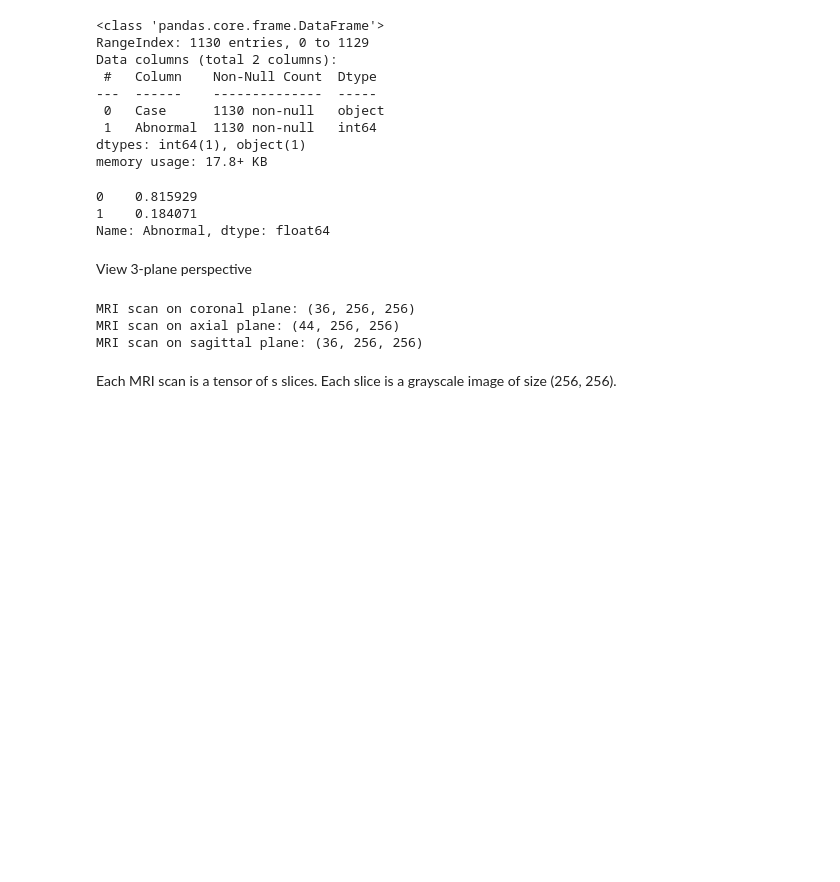
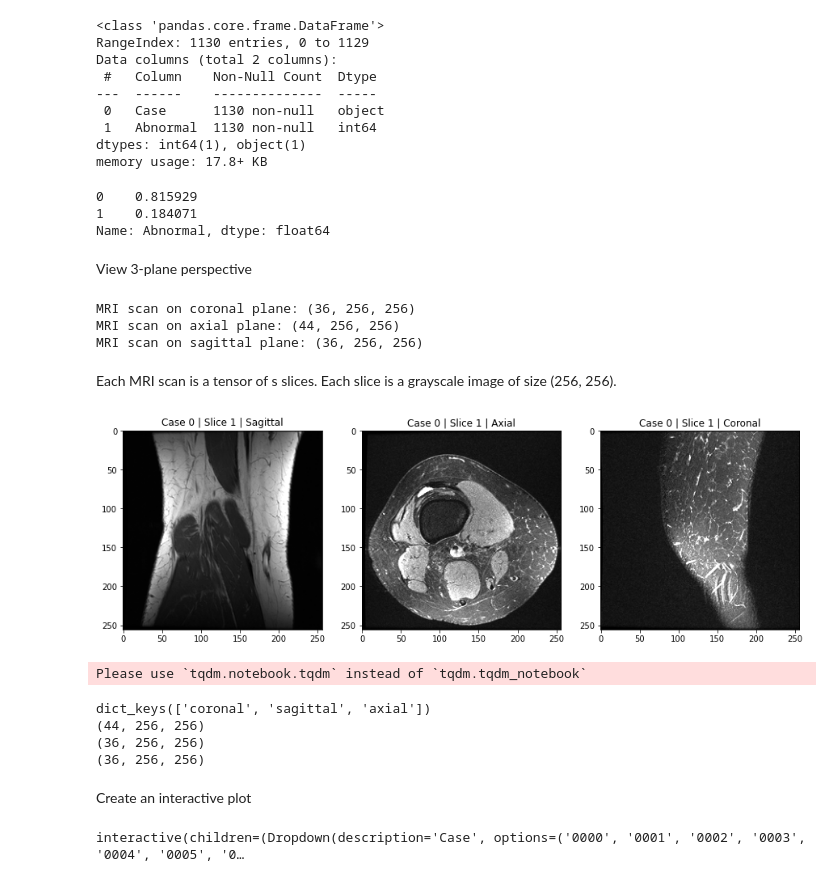
Before and after one commit to montgoz007/MRI-image-classifier, a Jupyter notebook: EDA.ipynb, the cells around one changed output. Cells and saved outputs as stored; diff of their text form; code cells hidden in the pictures; blank space fills up the shorter version.

Commit message:
adding visualiser for knee images

```diff
--- a/EDA.ipynb
+++ b/EDA.ipynb
@@ -67,3 +67,66 @@ MRI scan on axial plane: (44, 256, 256)
 MRI scan on sagittal plane: (36, 256, 256)
 # %% [markdown]
 Each MRI scan is a tensor of s slices. Each slice is a grayscale image of size (256, 256).
+# %%
+fig, (ax1, ax2, ax3) = plt.subplots(1, 3, figsize=(15, 5))
+
+ax1.imshow(mri_coronal[0, :, :], 'gray');
+ax1.set_title('Case 0 | Slice 1 | Sagittal');
+
+ax2.imshow(mri_axial[0, :, :], 'gray');
+ax2.set_title('Case 0 | Slice 1 | Axial');
+
+ax3.imshow(mri_sagittal[0, :, :], 'gray');
+ax3.set_title('Case 0 | Slice 1 | Coronal');
+# %% [output]
+[figure, added]
+# %%
+train_path = r"C:\Users\steph\OneDrive\Documents\Data\MRnet\MRNet-v1.0\train"
+
+def load_one_stack(case, data_path=train_path, plane='coronal'):
+    fpath = '{}/{}/{}.npy'.format(data_path, plane, case)
+    return np.load(fpath)
+
+def load_stacks(case, data_path=train_path):
+    x = {}
+    planes = ['coronal', 'sagittal', 'axial']
+    for i, plane in enumerate(planes):
+        x[plane] = load_one_stack(case, plane=plane)
+    return x
+
+def load_cases(train=True, n=None):
+    assert (type(n) == int) and (n < 1250)
+    if train:
+        case_list = pd.read_csv(r'C:\Users\steph\OneDrive\Documents\Data\MRnet\MRNet-v1.0\train-acl.csv', names=['case', 'label'], header=None,
+                               dtype={'case': str, 'label': np.int64})['case'].tolist()
+    else:
+        case_list = pd.read_csv(r'C:\Users\steph\OneDrive\Documents\Data\MRnet\MRNet-v1.0\valid-acl.csv', names=['case', 'label'], header=None,
+                               dtype={'case': str, 'label': np.int64})['case'].tolist()
+    cases = {}
+
+    if n is not None:
+        case_list = case_list[:n]
+
+    for case in tqdm_notebook(case_list, leave=False):
+        x = load_stacks(case)
+        cases[case] = x
+    return cases
+
+cases = load_cases(n=100)
+# %% [output]
+Please use `tqdm.notebook.tqdm` instead of `tqdm.tqdm_notebook`
+# %%
+# Look at case 0000
+print(cases['0000'].keys())
+
+# Nested dict, mapping to np array objects
+print(cases['0000']['axial'].shape)
+print(cases['0000']['coronal'].shape)
+print(cases['0000']['sagittal'].shape)
+# %% [output]
+dict_keys(['coronal', 'sagittal', 'axial'])
+(44, 256, 256)
+(36, 256, 256)
+(36, 256, 256)
+# %% [markdown]
+Create an interactive plot
@@ -69,0 +211,5 @@ Each MRI scan is a tensor of s slices. Each slice is a grayscale image of size (
+# %%
+plot = KneePlot(cases)
+plot.draw()
+# %% [output]
+interactive(children=(Dropdown(description='Case', options=('0000', '0001', '0002', '0003', '0004', '0005', '0…
```
Also changed, not shown: parts of 1 cell of this notebook.
